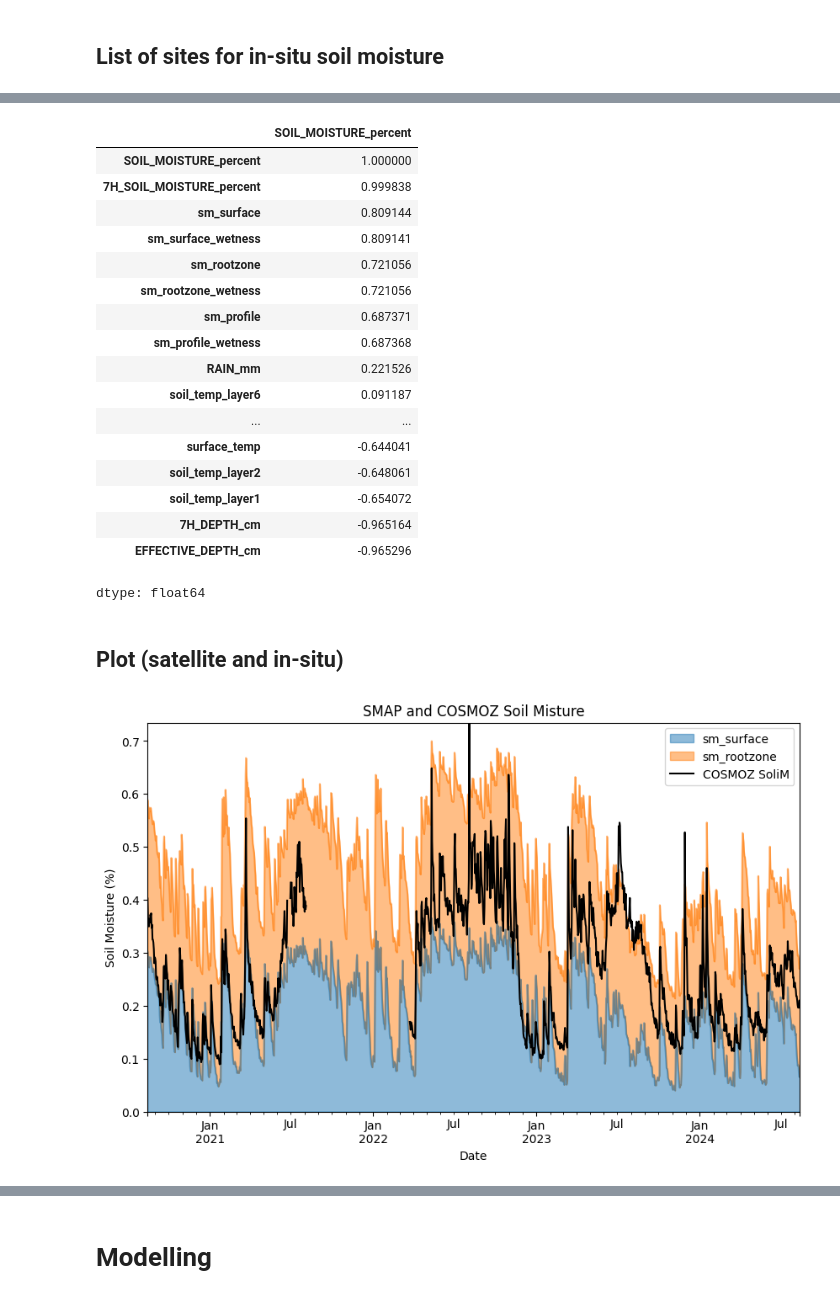
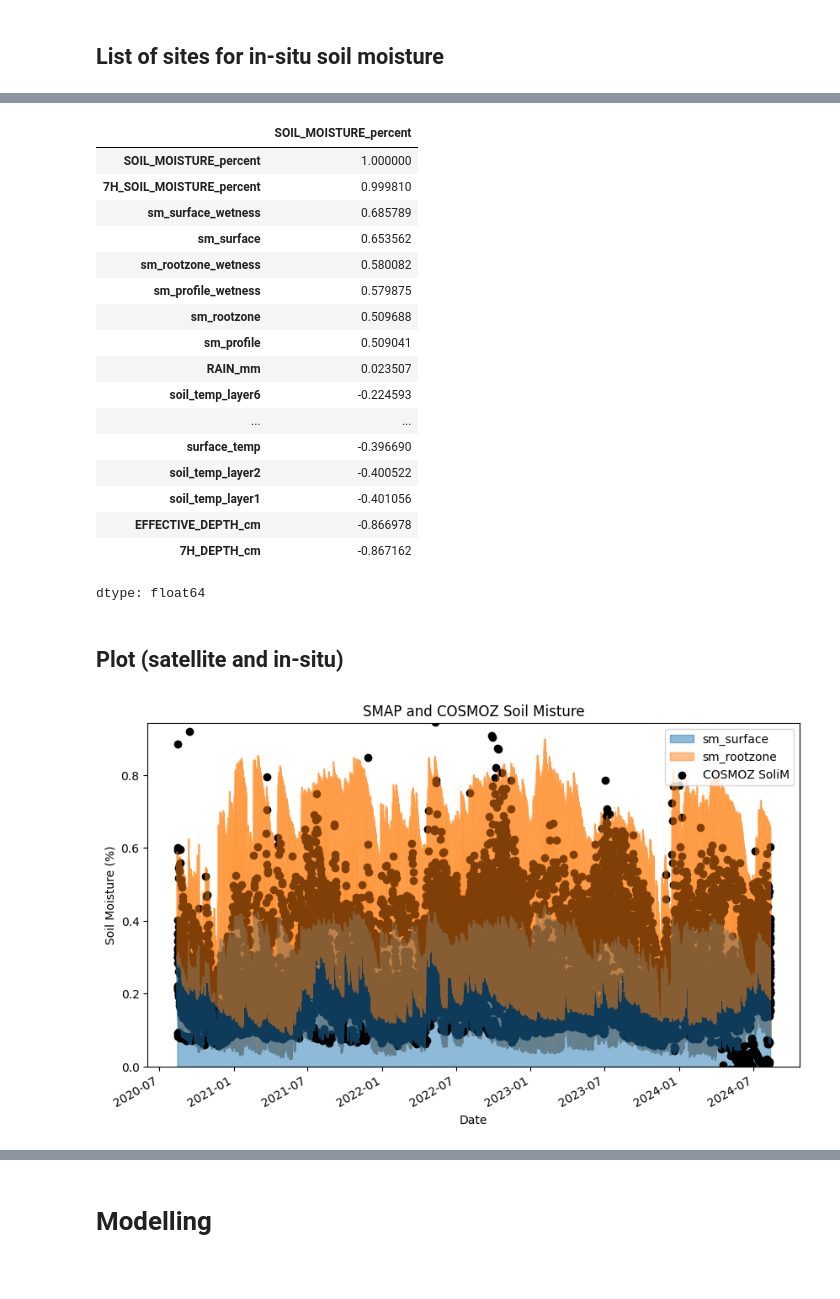
Before and after one commit to top-data/Soil_moisture, a Jupyter notebook: sm_cosmoz_inputs.ipynb, the cells around one changed output, grey strips where cells are left out. Cells and saved outputs as stored; diff of their text form; code cells hidden in the pictures.

Commit message:
All cosmoz stations data used.

```diff
--- a/sm_cosmoz_inputs.ipynb
+++ b/sm_cosmoz_inputs.ipynb
@@ -89,7 +89,7 @@ def image_to_df(sat_product, bands, gps, dates):
 ## List of sites for in-situ soil moisture
 # %%
 stations = {
-    'site_no': ['station6', 'station7', 'station8', 'station10', 'station10', 'station15', 'station18', 'station19', 'station21', 'station23', 'station25', 'station26', 'station27', 'station29', 'station32'],
+    'site_no': ['station6', 'station7', 'station8', 'station10', 'station11', 'station15', 'station18', 'station19', 'station21', 'station23', 'station25', 'station26', 'station27', 'station29', 'station32'],
     'site_name': ['RobsonCk', 'Temora', 'Tullochgorum', 'WeanyCk', 'Yanco', 'Hamilton', 'Bishes', 'Bennets', 'Bullawarrie', 'BCS_Conservatively', 'BCS_Brigalow', 'BCS_Heavily', 'Boorowa', 'Credo', 'OakValley'],
     'lat':[-17.116, -34.405, -41.669, -19.882, -35.005, -37.828, -35.769, -35.826, -28.809, -24.812, -24.815, -24.811, -34.471, -30.191, -19.439],
     'lon': [145.630, 147.533, 147.912, 146.536, 146.299, 142.089, 142.973, 143.004, 148.765, 149.801, 149.794, 149.790, 148.697, 120.654, 146.827]
@@ -203,12 +173,0 @@ staion7_soilM.tail()
-# %%
-# Resample smap_df to daily and average values
-smap_df_daily = smap_df.resample('D').mean()
-
-# Resample staion7_soilM to daily and average values
-staion7_soilM_daily = staion7_soilM.resample('D').mean()/100
-
-# Merge the two dataframes on 'date'
-merged_df = pd.merge(smap_df_daily, staion7_soilM_daily, on='date', how='inner')
-
-# Display the merged dataframe
-merged_df.tail()
@@ -223,45 +174,53 @@ merged_df.tail()
+# %%
+all_smap_stations = []
+for index, row in stations_df.iterrows():
+  merged_df = build_smap_cosmoz(row)
+  all_smap_stations.append(merged_df)
+# %%
+merged_df_all = pd.concat(all_smap_stations)
+merged_df_all.to_csv('/content/drive/MyDrive/SoilMoisture/cosmoz/merged_df_all.csv')
 # %%
-merged_df.corr()['SOIL_MOISTURE_percent'].sort_values(ascending=False)
+merged_df_all.corr()['SOIL_MOISTURE_percent'].sort_values(ascending=False)
 # %% [output]
 |  | SOIL_MOISTURE_percent |
 | SOIL_MOISTURE_percent | 1.000000 |
-| 7H_SOIL_MOISTURE_percent | 0.999838 |
-| sm_surface | 0.809144 |
-| sm_surface_wetness | 0.809141 |
-| sm_rootzone | 0.721056 |
-| sm_rootzone_wetness | 0.721056 |
-| sm_profile | 0.687371 |
-| sm_profile_wetness | 0.687368 |
-| RAIN_mm | 0.221526 |
-| soil_temp_layer6 | 0.091187 |
+| 7H_SOIL_MOISTURE_percent | 0.999810 |
+| sm_surface_wetness | 0.685789 |
+| sm_surface | 0.653562 |
+| sm_rootzone_wetness | 0.580082 |
+| sm_profile_wetness | 0.579875 |
+| sm_rootzone | 0.509688 |
+| sm_profile | 0.509041 |
+| RAIN_mm | 0.023507 |
+| soil_temp_layer6 | -0.224593 |
 | ... | ... |
-| surface_temp | -0.644041 |
-| soil_temp_layer2 | -0.648061 |
-| soil_temp_layer1 | -0.654072 |
-| 7H_DEPTH_cm | -0.965164 |
-| EFFECTIVE_DEPTH_cm | -0.965296 |
+| surface_temp | -0.396690 |
+| soil_temp_layer2 | -0.400522 |
+| soil_temp_layer1 | -0.401056 |
+| EFFECTIVE_DEPTH_cm | -0.866978 |
+| 7H_DEPTH_cm | -0.867162 |
 dtype: float64
 # %% [markdown]
 ## Plot (satellite and in-situ)
 # %%
 fig, ax1 = plt.subplots(figsize=(10, 6))
 
 # Plot stacked area chart for col1 and col2
-merged_df[['sm_surface', 'sm_rootzone']].plot(kind='area', stacked=True, ax=ax1, alpha=0.5)
+merged_df_all[['sm_surface', 'sm_rootzone']].plot(kind='area', stacked=True, ax=ax1, alpha=0.5)
 
 # Plot line plot for col3
-ax1.plot(merged_df.index, merged_df['SOIL_MOISTURE_percent'], color='black', label='COSMOZ SoliM')
+ax1.scatter(merged_df_all.index, merged_df_all['SOIL_MOISTURE_percent'], color='black', label='COSMOZ SoliM')
 
 
 # Add labels and title
 ax1.set_xlabel('Date')
 ax1.set_ylabel('Soil Moisture (%)')
 
 # Add legends
 ax1.legend(loc='upper right')
 
 # Show plot
 plt.title('SMAP and COSMOZ Soil Misture')
 plt.show()
 # %% [output]
-[figure, old version]
+[figure, new version]
```
Also changed, not shown: parts of 21 cells of this notebook.
